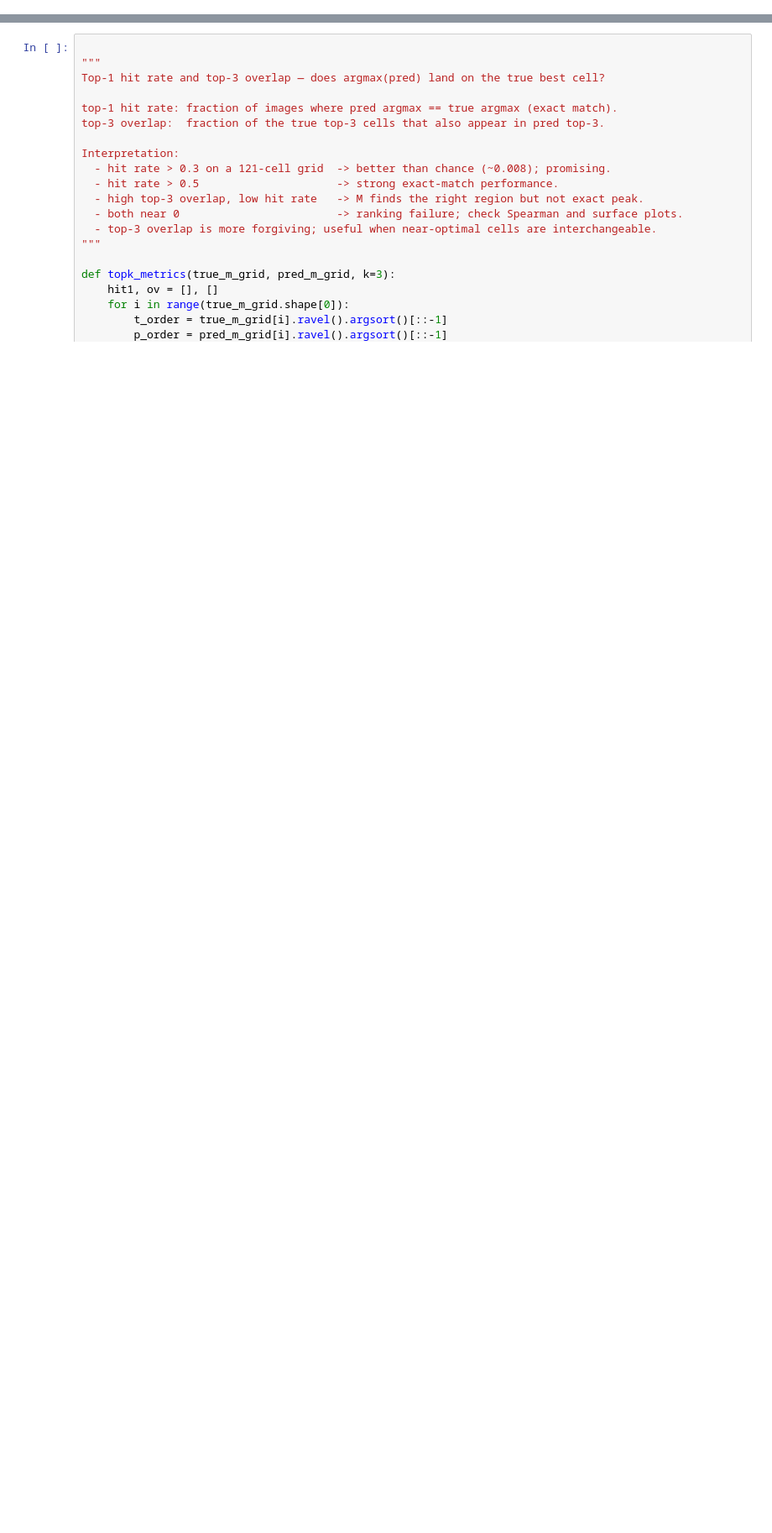
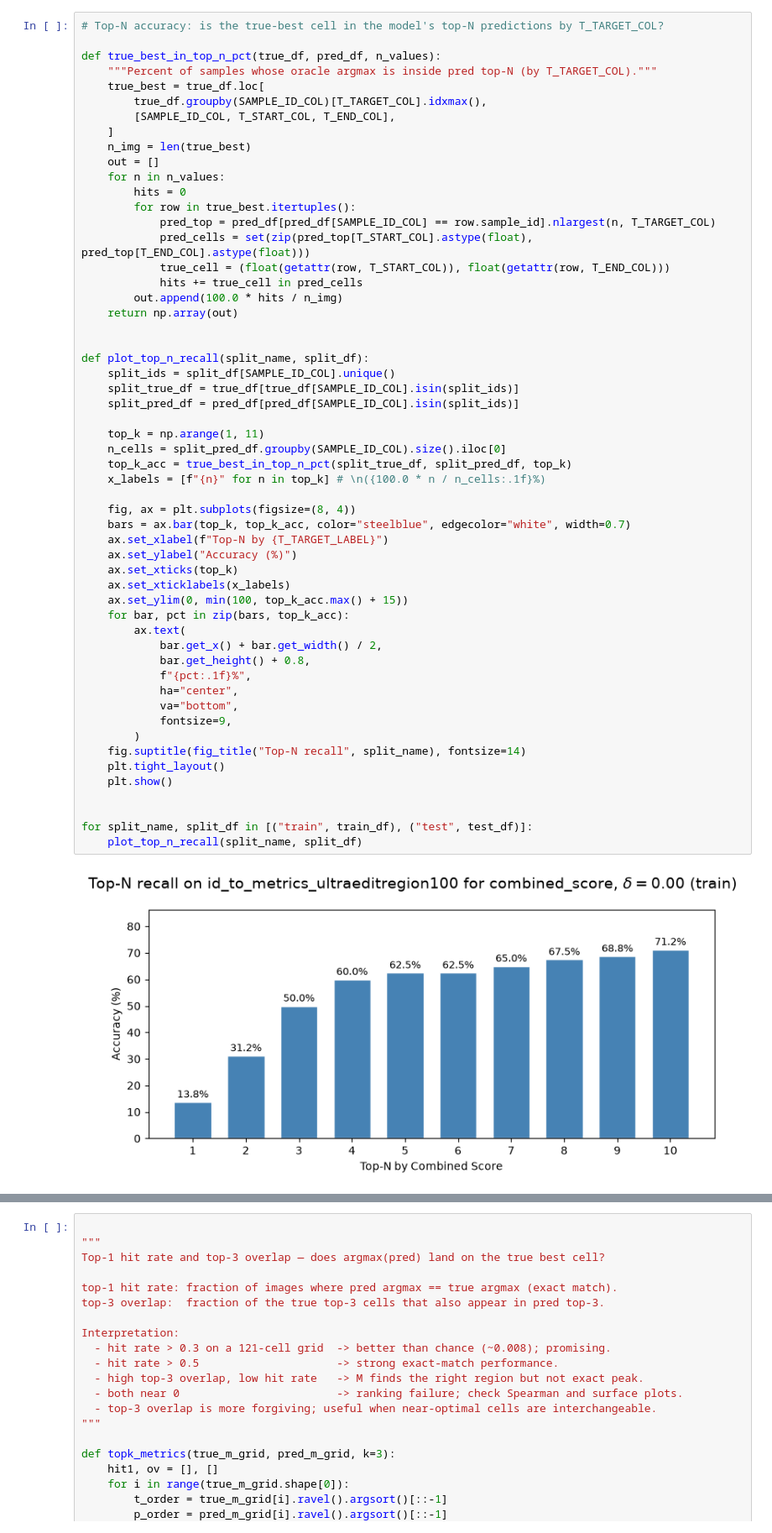
Before and after one commit to hcoderdm/chordedit-models, a Jupyter notebook: models/surrogate_selector/eval_t.ipynb, the cells around one changed output, grey strips where cells are left out. Shown at 84% size. Cells and saved outputs as stored; diff of their text form; blank space fills up the shorter version.

```diff
--- a/models/surrogate_selector/eval_t.ipynb
+++ b/models/surrogate_selector/eval_t.ipynb
@@ -105,0 +237,57 @@ print(f"holdout grids: {true_m.shape}")
+# %%
+# Top-N accuracy: is the true-best cell in the model's top-N predictions by T_TARGET_COL?
+
+def true_best_in_top_n_pct(true_df, pred_df, n_values):
+    """Percent of samples whose oracle argmax is inside pred top-N (by T_TARGET_COL)."""
+    true_best = true_df.loc[
+        true_df.groupby(SAMPLE_ID_COL)[T_TARGET_COL].idxmax(),
+        [SAMPLE_ID_COL, T_START_COL, T_END_COL],
+    ]
+    n_img = len(true_best)
+    out = []
+    for n in n_values:
+        hits = 0
+        for row in true_best.itertuples():
+            pred_top = pred_df[pred_df[SAMPLE_ID_COL] == row.sample_id].nlargest(n, T_TARGET_COL)
+            pred_cells = set(zip(pred_top[T_START_COL].astype(float), pred_top[T_END_COL].astype(float)))
+            true_cell = (float(getattr(row, T_START_COL)), float(getattr(row, T_END_COL)))
+            hits += true_cell in pred_cells
+        out.append(100.0 * hits / n_img)
+    return np.array(out)
+
+
+def plot_top_n_recall(split_name, split_df):
+    split_ids = split_df[SAMPLE_ID_COL].unique()
+    split_true_df = true_df[true_df[SAMPLE_ID_COL].isin(split_ids)]
+    split_pred_df = pred_df[pred_df[SAMPLE_ID_COL].isin(split_ids)]
+
+    top_k = np.arange(1, 11)
+    n_cells = split_pred_df.groupby(SAMPLE_ID_COL).size().iloc[0]
+    top_k_acc = true_best_in_top_n_pct(split_true_df, split_pred_df, top_k)
+    x_labels = [f"{n}" for n in top_k] # \n({100.0 * n / n_cells:.1f}%)
+
+    fig, ax = plt.subplots(figsize=(8, 4))
+    bars = ax.bar(top_k, top_k_acc, color="steelblue", edgecolor="white", width=0.7)
+    ax.set_xlabel(f"Top-N by {T_TARGET_LABEL}")
+    ax.set_ylabel("Accuracy (%)")
+    ax.set_xticks(top_k)
+    ax.set_xticklabels(x_labels)
+    ax.set_ylim(0, min(100, top_k_acc.max() + 15))
+    for bar, pct in zip(bars, top_k_acc):
+        ax.text(
+            bar.get_x() + bar.get_width() / 2,
+            bar.get_height() + 0.8,
+            f"{pct:.1f}%",
+            ha="center",
+            va="bottom",
+            fontsize=9,
+        )
+    fig.suptitle(fig_title("Top-N recall", split_name), fontsize=14)
+    plt.tight_layout()
+    plt.show()
+
+
+for split_name, split_df in [("train", train_df), ("test", test_df)]:
+    plot_top_n_recall(split_name, split_df)
+# %% [output]
+[figure, added]
```
Also changed, not shown: parts of 23 cells of this notebook, 8 other files.
